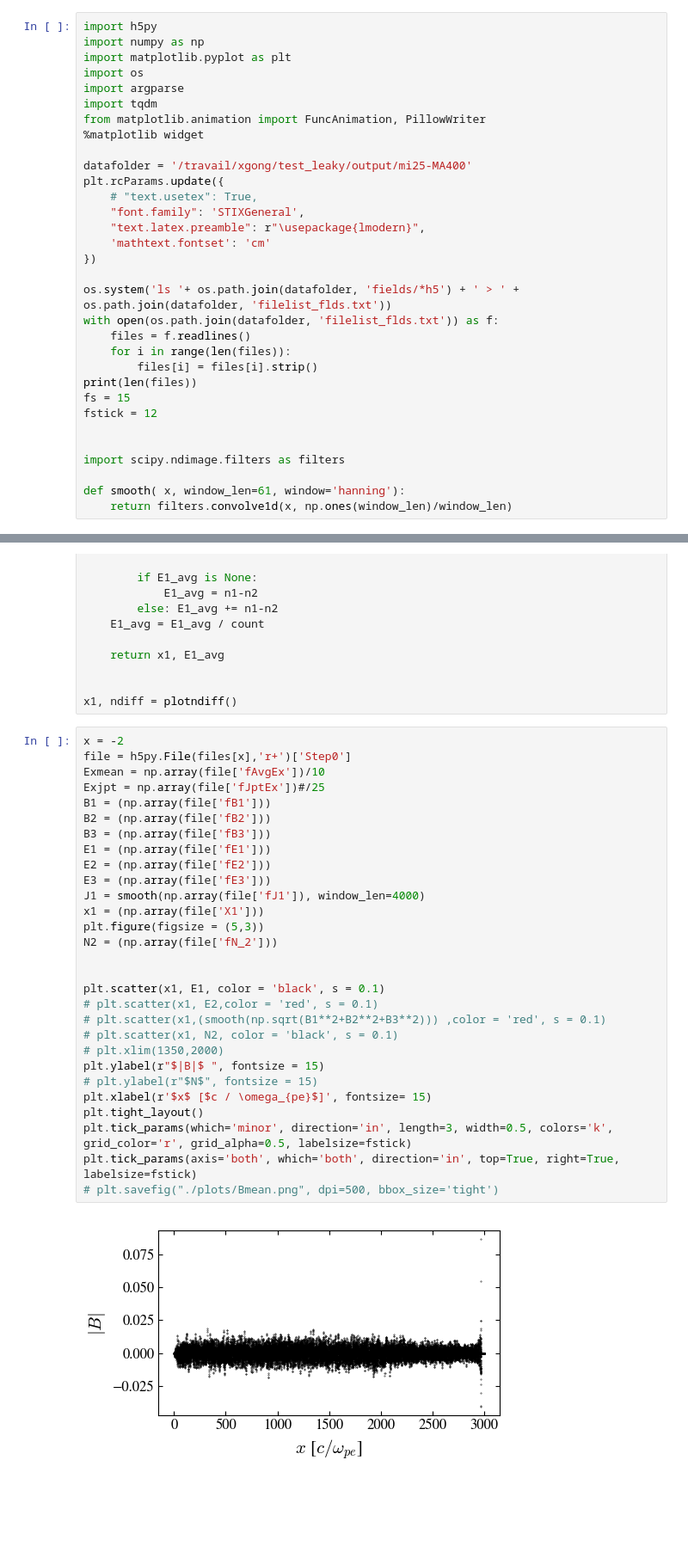
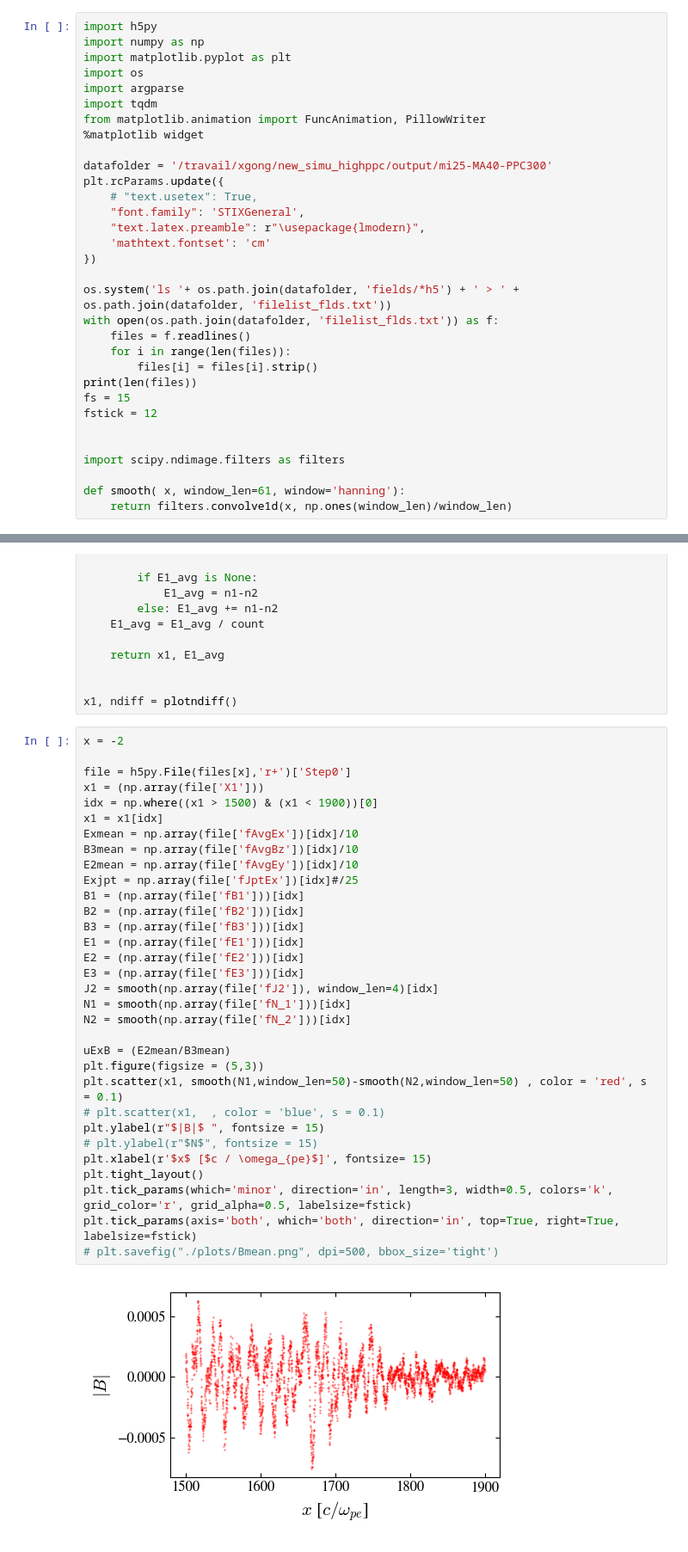
Before and after one commit to xwgong01/entity, a Jupyter notebook: FldMCP/Flds.ipynb, the cells around one changed output, grey strips where cells are left out. Shown at 86% size. Drawn from its saved outputs; the diff is of its cells as text; blank space fills up the shorter version.

```diff
--- a/FldMCP/Flds.ipynb
+++ b/FldMCP/Flds.ipynb
@@ -8,7 +8,7 @@ import tqdm
 from matplotlib.animation import FuncAnimation, PillowWriter
 %matplotlib widget
 
-datafolder = '/travail/xgong/test_leaky/output/mi25-MA400'
+datafolder = '/travail/xgong/new_simu_highppc/output/mi25-MA40-PPC300'
 plt.rcParams.update({
     # "text.usetex": True,
     "font.family": 'STIXGeneral',
@@ -140,35 +140,38 @@ def plotndiff():
 x1, ndiff = plotndiff()
 # %%
 x = -2
+
 file = h5py.File(files[x],'r+')['Step0']
-Exmean = np.array(file['fAvgEx'])/10
-Exjpt = np.array(file['fJptEx'])#/25
-B1 = (np.array(file['fB1']))
-B2 = (np.array(file['fB2']))
-B3 = (np.array(file['fB3']))
-E1 = (np.array(file['fE1']))
-E2 = (np.array(file['fE2']))
-E3 = (np.array(file['fE3']))
-J1 = smooth(np.array(file['fJ1']), window_len=4000)
 x1 = (np.array(file['X1']))
+idx = np.where((x1 > 1500) & (x1 < 1900))[0]
+x1 = x1[idx]
+Exmean = np.array(file['fAvgEx'])[idx]/10
+B3mean = np.array(file['fAvgBz'])[idx]/10
+E2mean = np.array(file['fAvgEy'])[idx]/10
+Exjpt = np.array(file['fJptEx'])[idx]#/25
+B1 = (np.array(file['fB1']))[idx]
+B2 = (np.array(file['fB2']))[idx]
+B3 = (np.array(file['fB3']))[idx]
+E1 = (np.array(file['fE1']))[idx]
+E2 = (np.array(file['fE2']))[idx]
+E3 = (np.array(file['fE3']))[idx]
+J2 = smooth(np.array(file['fJ2']), window_len=4)[idx]
+N1 = smooth(np.array(file['fN_1']))[idx]
+N2 = smooth(np.array(file['fN_2']))[idx]
+
+uExB = (E2mean/B3mean)
 plt.figure(figsize = (5,3))
-N2 = (np.array(file['fN_2']))
-
-
-plt.scatter(x1, E1, color = 'black', s = 0.1)
-# plt.scatter(x1, E2,color = 'red', s = 0.1)
-# plt.scatter(x1,(smooth(np.sqrt(B1**2+B2**2+B3**2))) ,color = 'red', s = 0.1)
-# plt.scatter(x1, N2, color = 'black', s = 0.1)
-# plt.xlim(1350,2000)
+plt.scatter(x1, smooth(N1,window_len=50)-smooth(N2,window_len=50) , color = 'red', s = 0.1)
+# plt.scatter(x1,  , color = 'blue', s = 0.1)
 plt.ylabel(r"$|B|$ ", fontsize = 15)
 # plt.ylabel(r"$N$", fontsize = 15)
 plt.xlabel(r'$x$ [$c / \omega_{pe}$]', fontsize= 15)
 plt.tight_layout()
 plt.tick_params(which='minor', direction='in', length=3, width=0.5, colors='k', grid_color='r', grid_alpha=0.5, labelsize=fstick)
 plt.tick_params(axis='both', which='both', direction='in', top=True, right=True, labelsize=fstick)
 # plt.savefig("./plots/Bmean.png", dpi=500, bbox_size='tight')
 # %% [output]
-[figure, old version]
+[figure, new version]
 # %%
 x = -1
 file = h5py.File(files[x],'r+')['Step0']
```
Also changed, not shown: parts of 3 cells of this notebook, 5 other files.
